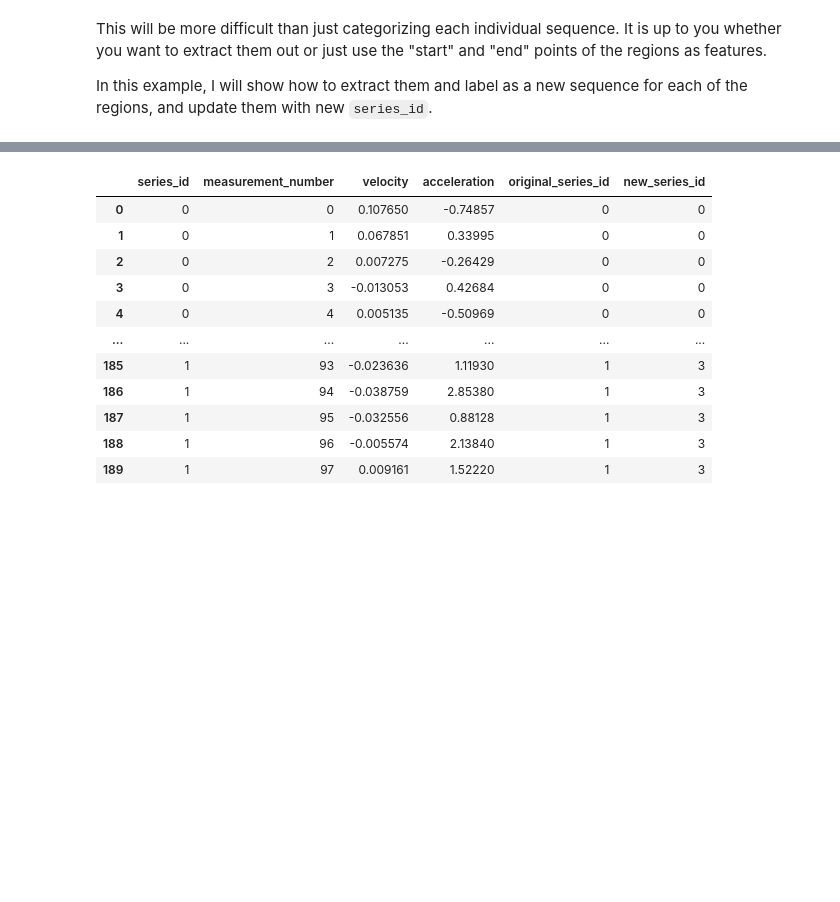
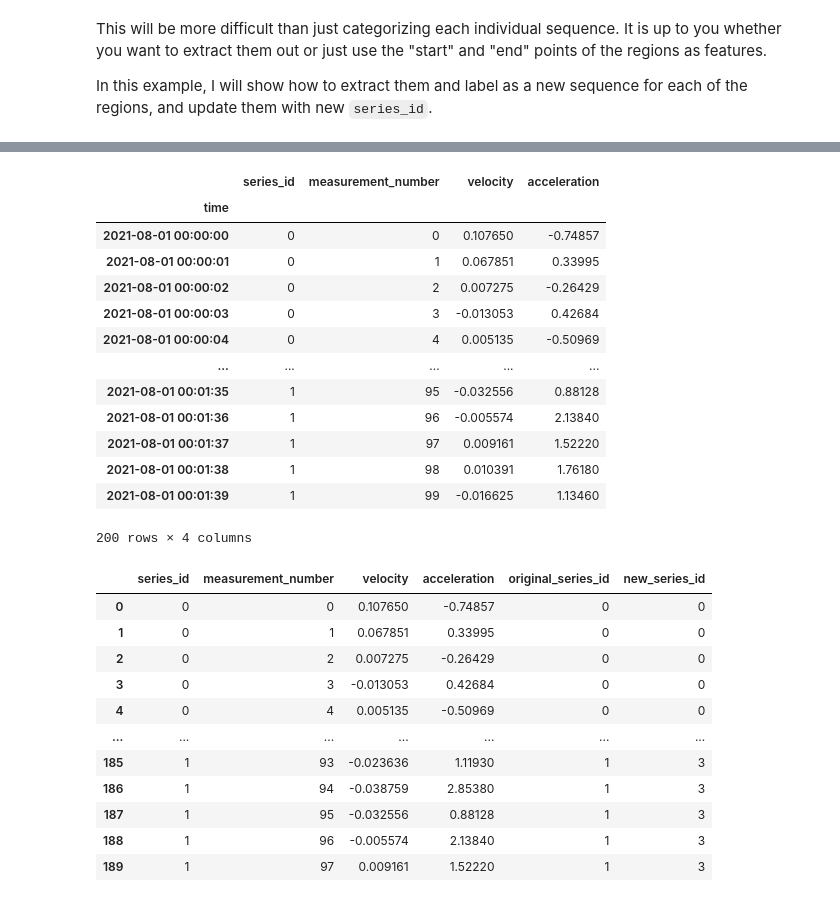
Before and after one commit to ansonnn07/Time-Series-Classification-and-Anomaly-Detection, a Jupyter notebook: 1. Labeling.ipynb, the cells around one changed output, grey strips where cells are left out. Saved outputs shown, nothing was run; the diff lists cells and outputs as text; code cells hidden in the pictures; blank space fills up the shorter version.

```diff
--- a/1. Labeling.ipynb
+++ b/1. Labeling.ipynb
@@ -344,3 +349,27 @@ expanded_y
+# %%
+# We clone the same sequence
+# and change the second sequence's series_id to 1 instead of 0
+sample_ts_2 = sample_ts.copy()
+sample_ts_2['series_id'] = 1
+
+# and then append it to the first sequence (100 x 2 = 200 rows)
+sample_ts = sample_ts.append(sample_ts_2)
+sample_ts
+# %% [output]
+|  | series_id | measurement_number | velocity | acceleration |
+| time |  |  |  |  |
+| 2021-08-01 00:00:00 | 0 | 0 | 0.107650 | -0.74857 |
+| 2021-08-01 00:00:01 | 0 | 1 | 0.067851 | 0.33995 |
+| 2021-08-01 00:00:02 | 0 | 2 | 0.007275 | -0.26429 |
+| 2021-08-01 00:00:03 | 0 | 3 | -0.013053 | 0.42684 |
+| 2021-08-01 00:00:04 | 0 | 4 | 0.005135 | -0.50969 |
+| ... | ... | ... | ... | ... |
+| 2021-08-01 00:01:35 | 1 | 95 | -0.032556 | 0.88128 |
+| 2021-08-01 00:01:36 | 1 | 96 | -0.005574 | 2.13840 |
+| 2021-08-01 00:01:37 | 1 | 97 | 0.009161 | 1.52220 |
+| 2021-08-01 00:01:38 | 1 | 98 | 0.010391 | 1.76180 |
+| 2021-08-01 00:01:39 | 1 | 99 | -0.016625 | 1.13460 |
+200 rows × 4 columns
 # %%
 # merge them just like the JOIN in SQL syntax
 #  the `left_on` is the column(s) of first DataFrame to join to second DataFrame,
```
Also changed, not shown: parts of 4 cells of this notebook, 1 other file.
